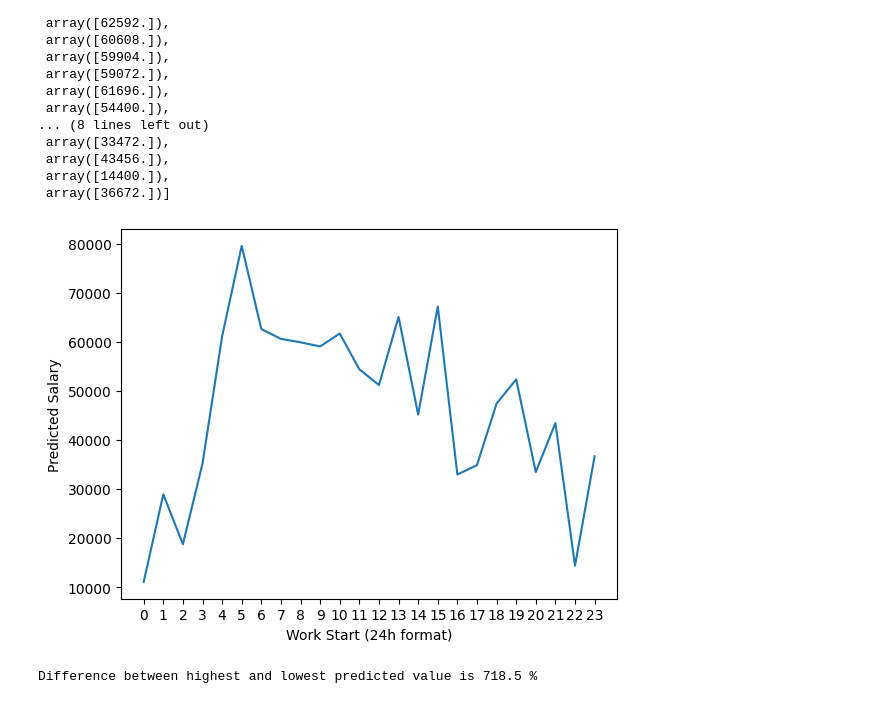
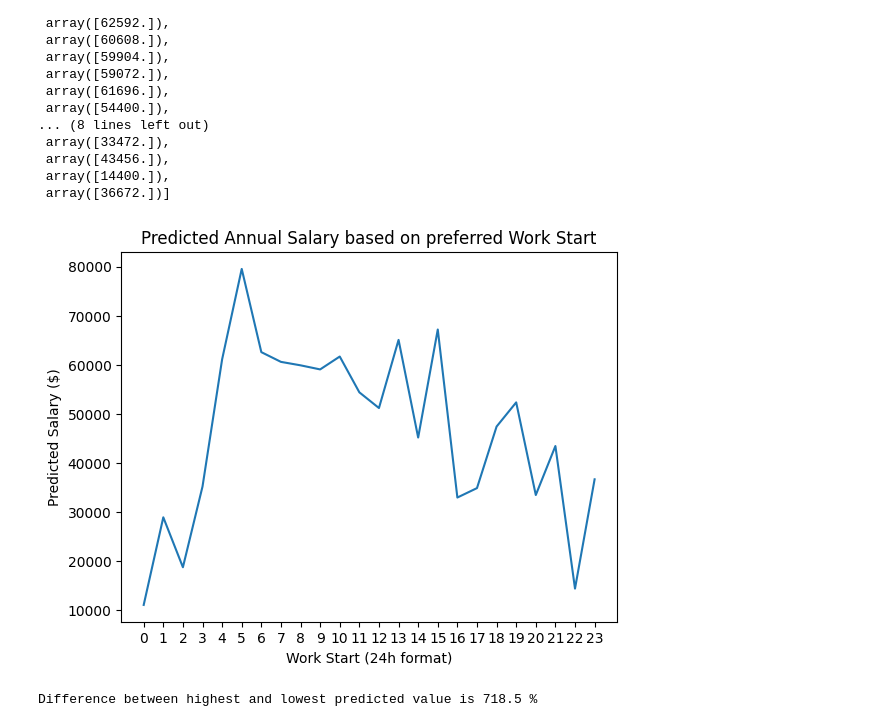
Before and after one commit to sschuhmi/blogpost, a Jupyter notebook: BlogPost.ipynb, the cells around one changed output. Cells and saved outputs as stored; diff of their text form; code cells hidden in the pictures.

```diff
--- a/BlogPost.ipynb
+++ b/BlogPost.ipynb
@@ -603,12 +603,13 @@ Predictions for WorkStarts:
 # %%
 # Plot predicted salaries based on preferred Work Start hours:
 plt.plot(pred_sal_ws24)
+plt.title('Predicted Annual Salary based on preferred Work Start')
 plt.xlabel('Work Start (24h format)')
 plt.xticks(np.arange(0, 24))
-plt.ylabel('Predicted Salary')
+plt.ylabel('Predicted Salary ($)')
 plt.show()
 # %% [output]
-[figure, old version]
+[figure, new version]
 # %%
 # Calculate the difference (in %) between the highest and lowest predicted salaries:
 print("Difference between highest and lowest predicted value is",np.round(100*(79552/11072), 1),"%")
```
